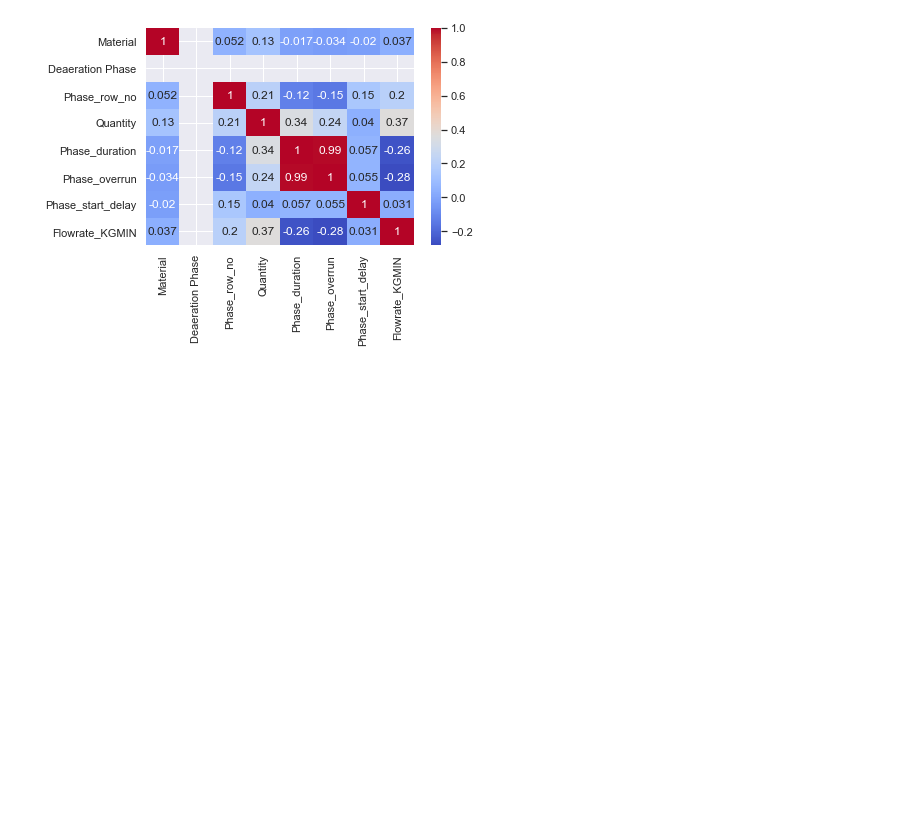
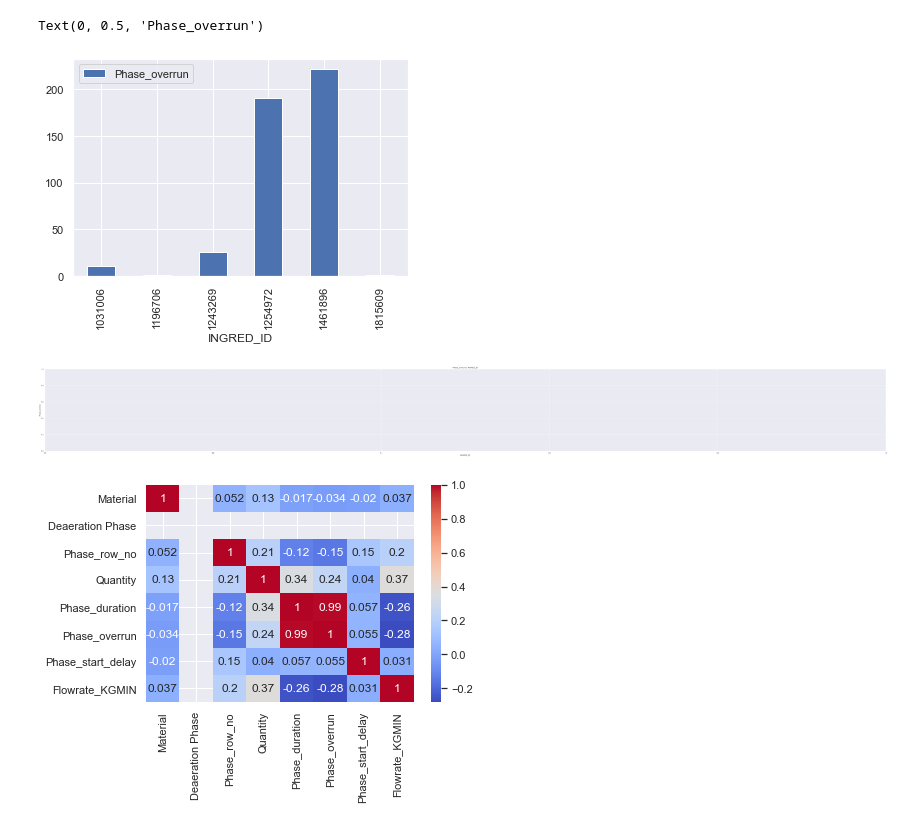
Before and after one commit to MichelleMoran431/Capstone---CCT, a Jupyter notebook: Python Working Notebooks/GumAddition EDA-Copy1.ipynb, the cells around one changed output. Cells and saved outputs as stored; diff of their text form; code cells hidden in the pictures; blank space fills up the shorter version.

```diff
--- a/Python Working Notebooks/GumAddition EDA-Copy1.ipynb
+++ b/Python Working Notebooks/GumAddition EDA-Copy1.ipynb
@@ -28,7 +37,7 @@ uploaded_df = pd.read_csv(file_path)
 ## Determining the Gum Quantities available
 # %%
 #Select all the rows where the phase HP is in the list below - HP is homogenisation of the final batch quantity
-Material_ID = ['1461896','1254972','1031006','1243269','1815609','1196706']
-df_GumQuantity = uploaded_df[uploaded_df['Material_ID'].isin(Material_ID)]
+INGRED_ID = ['1461896','1254972','1031006','1243269','1815609','1196706']
+df_GumQuantity = uploaded_df[uploaded_df['INGRED_ID'].isin(INGRED_ID)]
 print(df_GumQuantity)
 # %% [output]
@@ -65,3 +74,17 @@ Text(0, 0.5, 'Phase_overrun')
+# %%
+# df_GumQuantity
+
+df_GumQuantity[['Phase_overrun','INGRED_ID']].groupby(by='INGRED_ID').count().plot.bar()
+plt.figure(figsize=(100, 10))
+plt.title('Phase_overrun by INGRED_ID ')
+plt.xlabel('INGRED_ID ')
+plt.ylabel('Phase_overrun')
+#plt.xticks(rotation = 90)
+#plt.show()
+# %% [output]
+Text(0, 0.5, 'Phase_overrun')
+[figure, added]
+[figure, added]
 # %%
 numeric_columns = ['Material','Deaeration Phase','Phase_row_no','Quantity','Phase_duration', 'Phase_overrun', 'Phase_start_delay','Flowrate_KGMIN']
 # %%
```
Also changed, not shown: parts of 8 cells of this notebook, 2 other files.
